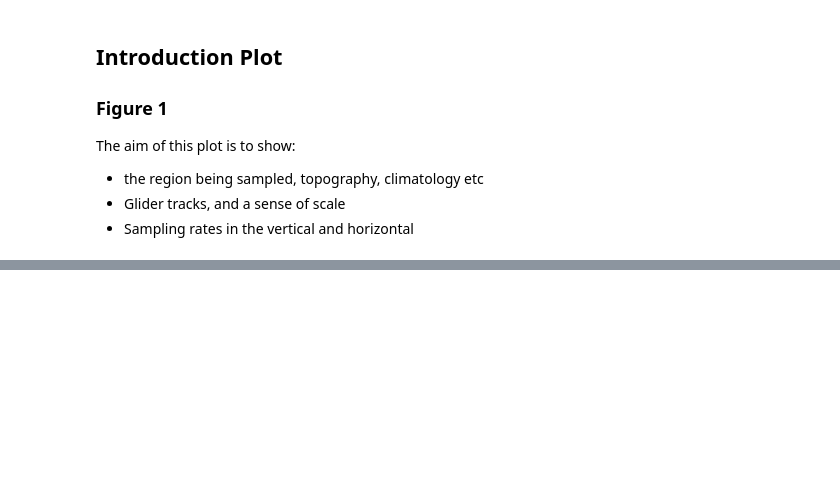
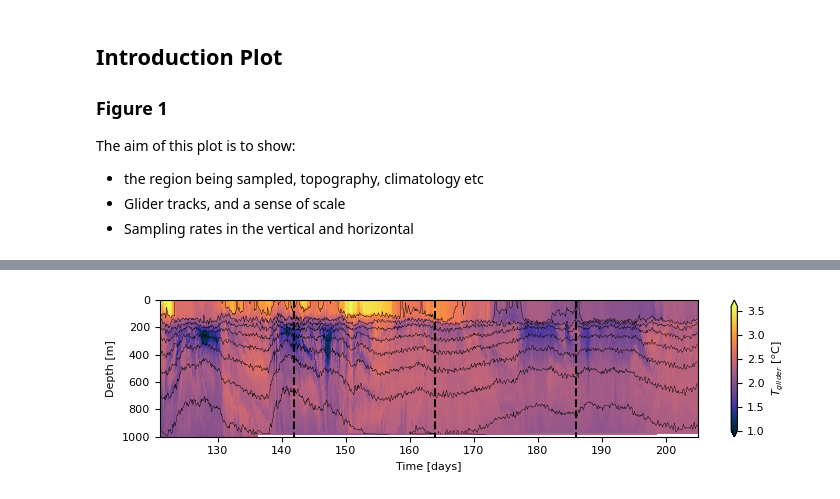
Before and after one commit to dhruvbalwada/SWIR_ACC_glider_tracer_analysis, a Jupyter notebook: notebooks/introduction_plot.ipynb, the cells around one changed output, grey strips where cells are left out. Cells and saved outputs as stored; diff of their text form; code cells hidden in the pictures; blank space fills up the shorter version.

```diff
--- a/notebooks/introduction_plot.ipynb
+++ b/notebooks/introduction_plot.ipynb
@@ -22,3 +9,0 @@ import gsw
-# %%
-plt.style.use('seaborn-colorblind')
-plt.rcParams['font.size'] = 12
@@ -339,0 +28,11 @@ plt.savefig('dT.pdf')
+# %%
+data_dir = '../data/'
+
+data_659 = data_dir+'sg_659_4m_binned.nc'
+data_660 = data_dir+'sg_660_4m_binned.nc'
+
+ds_659_z = xr.load_dataset(data_659)
+ds_660_z = xr.load_dataset(data_660)
+
+ds_659_z['days'] = ef.datetime2ytd(ds_659_z.time)
+ds_660_z['days'] = ef.datetime2ytd(ds_660_z.time)
@@ -339,0 +161,15 @@ plt.savefig('dT.pdf')
+# %%
+plt.figure(figsize=(7.5, 2))
+ds_659_time.CT.plot(cmap=cmo.thermal, rasterized=True, cbar_kwargs={'label': '$T_{glider}$ [$^o$C]'}, vmin=1., vmax=3.6)
+ds_659_time.sigma0.plot.contour(levels=np.linspace(27.0, 27.9,10), colors='k', linewidths=0.3)
+plt.gca().invert_yaxis()
+
+plt.vlines([142, 164, 186], 0, 1000, linestyles='--', colors='k')
+#plt.xticks([0, 4e5, 8e5, 12e5, 16e5], labels=[0, 400, 800, 1200, 1600])
+plt.xlabel('Time [days]')
+plt.ylabel('Depth [m]')
+
+plt.tight_layout()
+plt.savefig('figures/figure_SSH_panel1.pdf')
+# %% [output]
+[figure, added]
```
Also changed, not shown: parts of 37 cells of this notebook, 5 other files.
